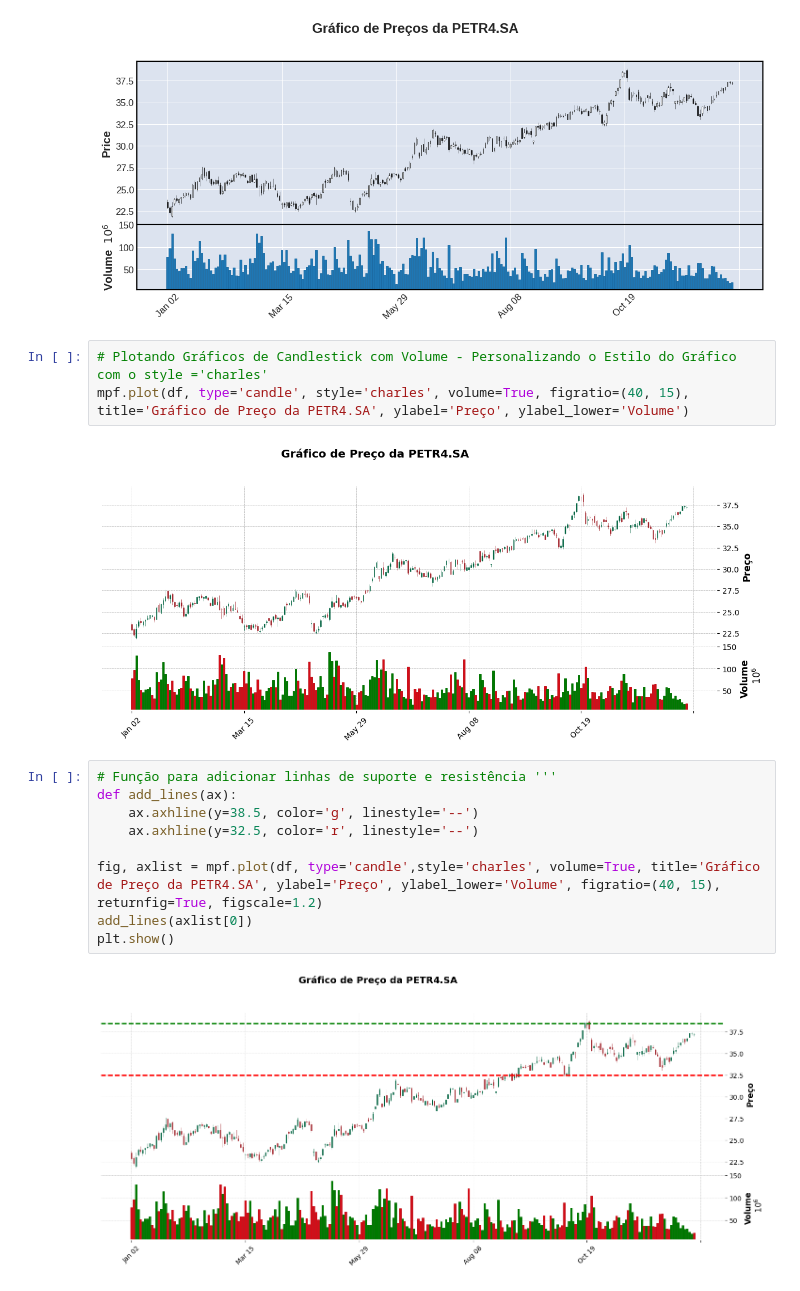
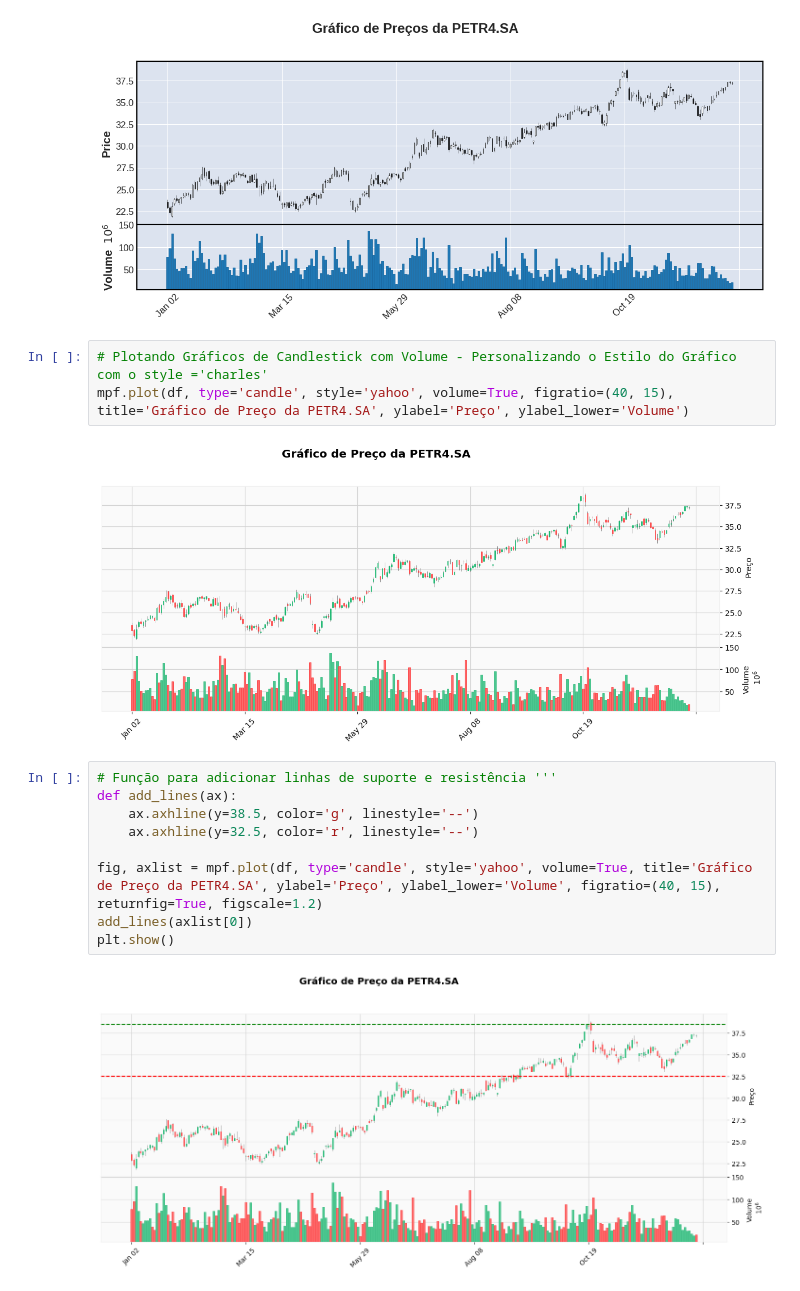
Before and after one commit to CristianoAlvesRJBrazil/AnaliseTecnicaProjetos, a Jupyter notebook: Análise_Técnica_com_Python_Gráficos_Básicos.ipynb, the cells around one changed output. Drawn from its saved outputs; the diff is of its cells as text.

```diff
--- a/Análise_Técnica_com_Python_Gráficos_Básicos.ipynb
+++ b/Análise_Técnica_com_Python_Gráficos_Básicos.ipynb
@@ -33,19 +33,19 @@ mpf.plot(df, type='candle', volume=True, figratio=(40, 15), title='Gráfico de P
 [figure]
 # %%
 # Plotando Gráficos de Candlestick com Volume - Personalizando o Estilo do Gráfico com o style ='charles'
-mpf.plot(df, type='candle', style='charles', volume=True, figratio=(40, 15), title='Gráfico de Preço da PETR4.SA', ylabel='Preço', ylabel_lower='Volume')
+mpf.plot(df, type='candle', style='yahoo', volume=True, figratio=(40, 15), title='Gráfico de Preço da PETR4.SA', ylabel='Preço', ylabel_lower='Volume')
 # %% [output]
-[figure, old version]
+[figure, new version]
 # %%
 # Função para adicionar linhas de suporte e resistência '''
 def add_lines(ax):
     ax.axhline(y=38.5, color='g', linestyle='--')
     ax.axhline(y=32.5, color='r', linestyle='--')
 
-fig, axlist = mpf.plot(df, type='candle',style='charles', volume=True, title='Gráfico de Preço da PETR4.SA', ylabel='Preço', ylabel_lower='Volume', figratio=(40, 15), returnfig=True, figscale=1.2)
+fig, axlist = mpf.plot(df, type='candle', style='yahoo', volume=True, title='Gráfico de Preço da PETR4.SA', ylabel='Preço', ylabel_lower='Volume', figratio=(40, 15), returnfig=True, figscale=1.2)
 add_lines(axlist[0])
 plt.show()
 # %% [output]
-[figure, old version]
+[figure, new version]
 # %%
 # Gráfico de Linha
```
Also changed, not shown: parts of 5 cells of this notebook.
